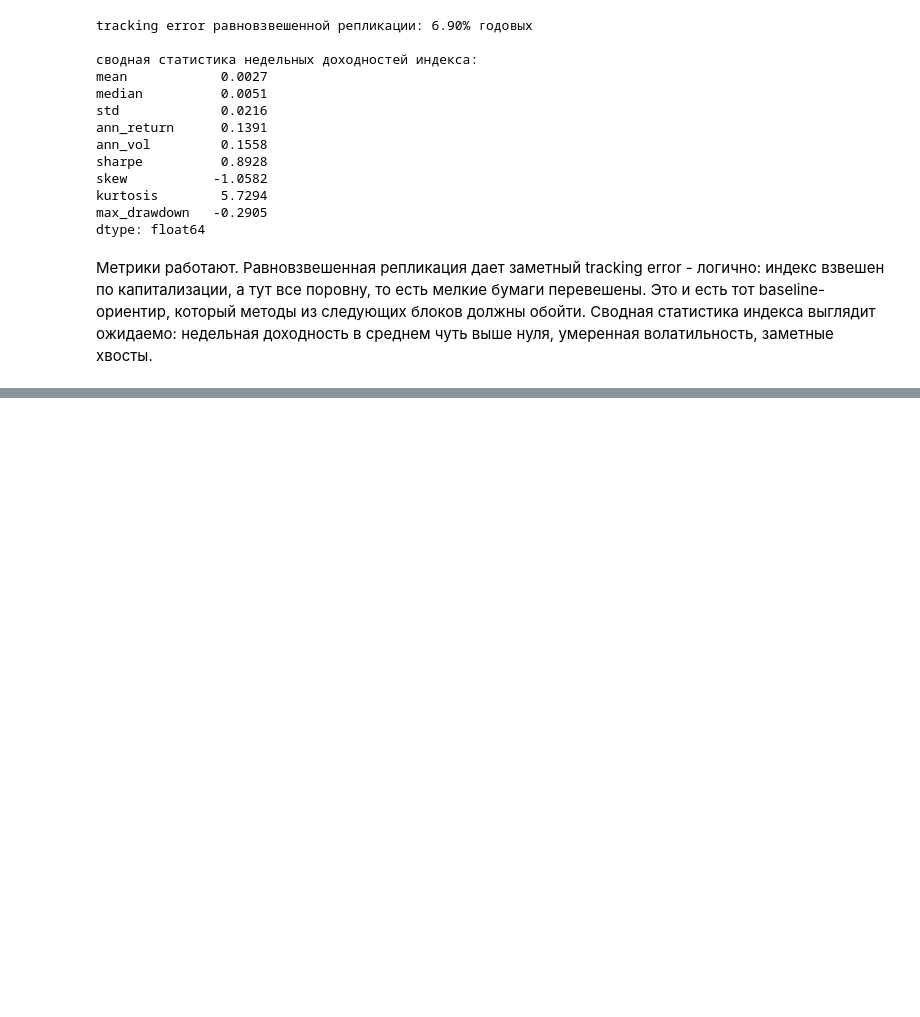
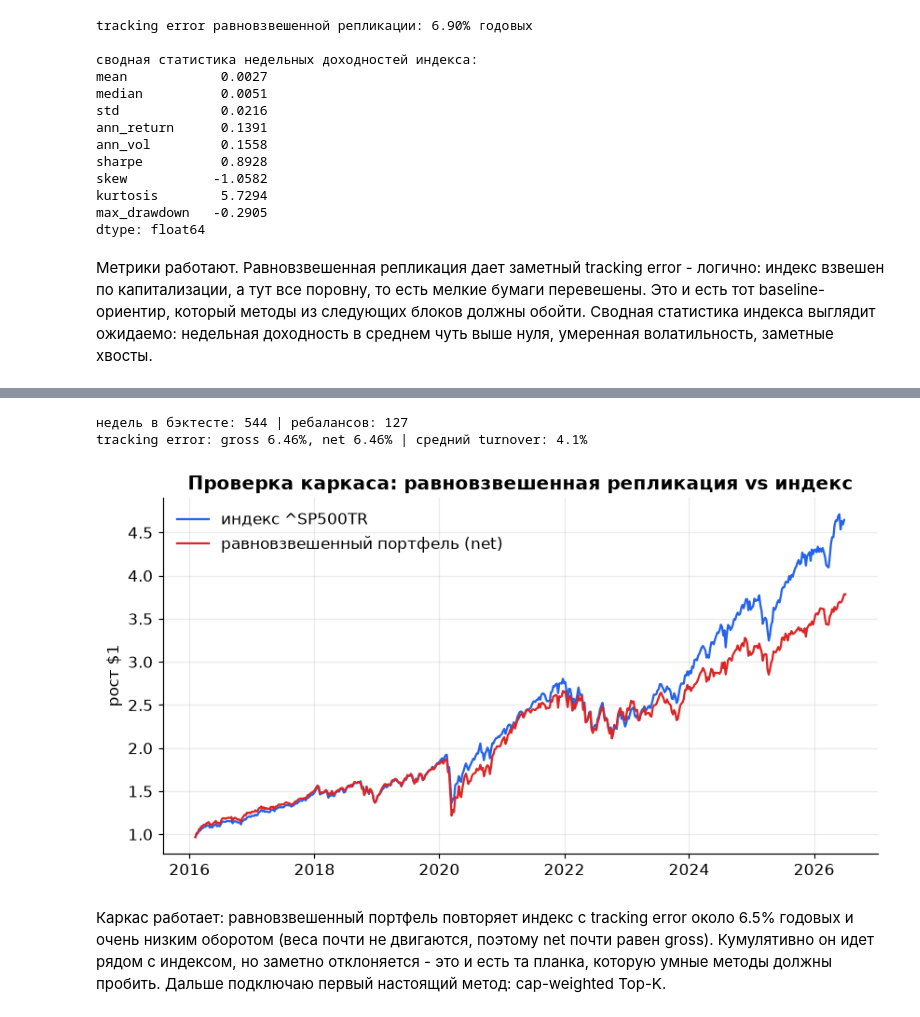
Before and after one commit to Nerbi357/Index-Tracking-New, a Jupyter notebook: notebooks/02_modeling.ipynb, the cells around one changed output, grey strips where cells are left out. Cells and saved outputs as stored; diff of their text form; code cells hidden in the pictures; blank space fills up the shorter version.

```diff
--- a/notebooks/02_modeling.ipynb
+++ b/notebooks/02_modeling.ipynb
@@ -92,0 +112,24 @@ dtype: float64
+# %%
+res_ew = custom_run_backtest(custom_equal_weight, returns, bench_returns, membership,
+                             train_weeks=cfg.TRAIN_WINDOW_WEEKS, cost_bps=cfg.TRANSACTION_COST_BPS)
+te_gross = custom_tracking_error(res_ew.gross, bench_returns)
+te_net = custom_tracking_error(res_ew.net, bench_returns)
+print(f"недель в бэктесте: {len(res_ew.gross)} | ребалансов: {len(res_ew.rebalance_dates)}")
+print(f"tracking error: gross {te_gross:.2%}, net {te_net:.2%} | средний turnover: {res_ew.turnover.mean():.1%}")
+# %% [output]
+недель в бэктесте: 544 | ребалансов: 127
+tracking error: gross 6.46%, net 6.46% | средний turnover: 4.1%
+# %%
+cum_port = (1 + res_ew.net).cumprod()
+cum_idx = (1 + bench_returns.reindex(res_ew.net.index)).cumprod()
+fig, ax = plt.subplots(figsize=(9, 4.5))
+ax.plot(cum_idx.index, cum_idx.values, label="индекс ^SP500TR")
+ax.plot(cum_port.index, cum_port.values, label="равновзвешенный портфель (net)")
+ax.set_title("Проверка каркаса: равновзвешенная репликация vs индекс")
+ax.set_ylabel("рост $1")
+ax.legend()
+plt.show()
+# %% [output]
+[figure, added]
+# %% [markdown]
+Каркас работает: равновзвешенный портфель повторяет индекс с tracking error около 6.5% годовых и очень низким оборотом (веса почти не двигаются, поэтому net почти равен gross). Кумулятивно он идет рядом с индексом, но заметно отклоняется - это и есть та планка, которую умные методы должны пробить. Дальше подключаю первый настоящий метод: cap-weighted Top-K.
```
Also changed, not shown: parts of 2 cells of this notebook, 3 other files.
